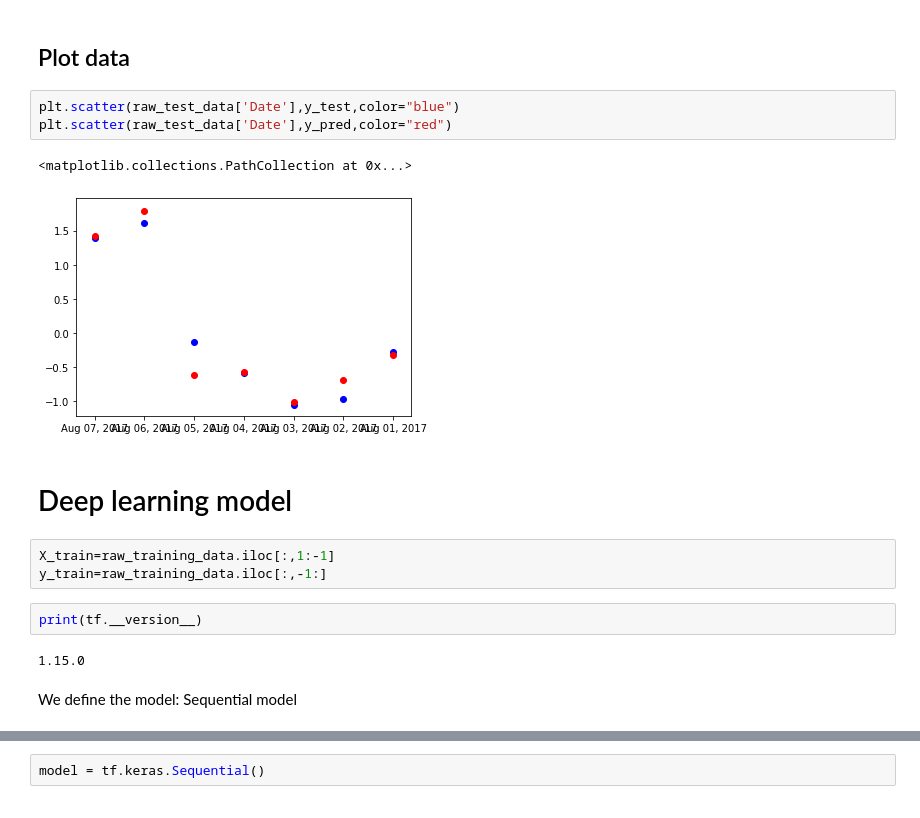
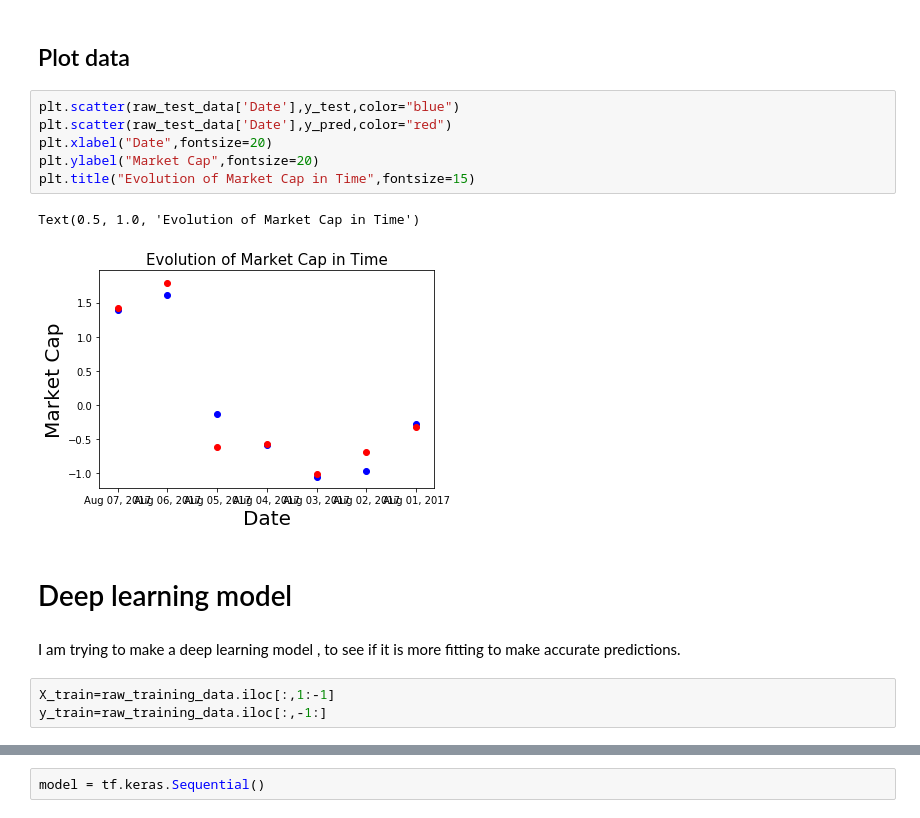
Before and after one commit to MikeDuran-git/bitcoin_price_prediction_model, a Jupyter notebook: Model.ipynb, the cells around one changed output, grey strips where cells are left out. Saved outputs shown, nothing was run; the diff lists cells and outputs as text.

Commit message:
working on the deep learning model

```diff
--- a/Model.ipynb
+++ b/Model.ipynb
@@ -272,17 +302,16 @@ array([[ 1.42139473],
 # %%
 plt.scatter(raw_test_data['Date'],y_test,color="blue")
 plt.scatter(raw_test_data['Date'],y_pred,color="red")
+plt.xlabel("Date",fontsize=20)
+plt.ylabel("Market Cap",fontsize=20)
+plt.title("Evolution of Market Cap in Time",fontsize=15)
 # %% [output]
-<matplotlib.collections.PathCollection at 0x...>
+Text(0.5, 1.0, 'Evolution of Market Cap in Time')
-[figure, old version]
+[figure, new version]
 # %% [markdown]
 # Deep learning model
+# %% [markdown]
+I am trying to make a deep learning model , to see if it is more fitting to make accurate predictions.
 # %%
 X_train=raw_training_data.iloc[:,1:-1]
 y_train=raw_training_data.iloc[:,-1:]
-# %%
-print(tf.__version__)
-# %% [output]
-1.15.0
-# %% [markdown]
-We define the model: Sequential model
```
Also changed, not shown: parts of 16 cells of this notebook.
